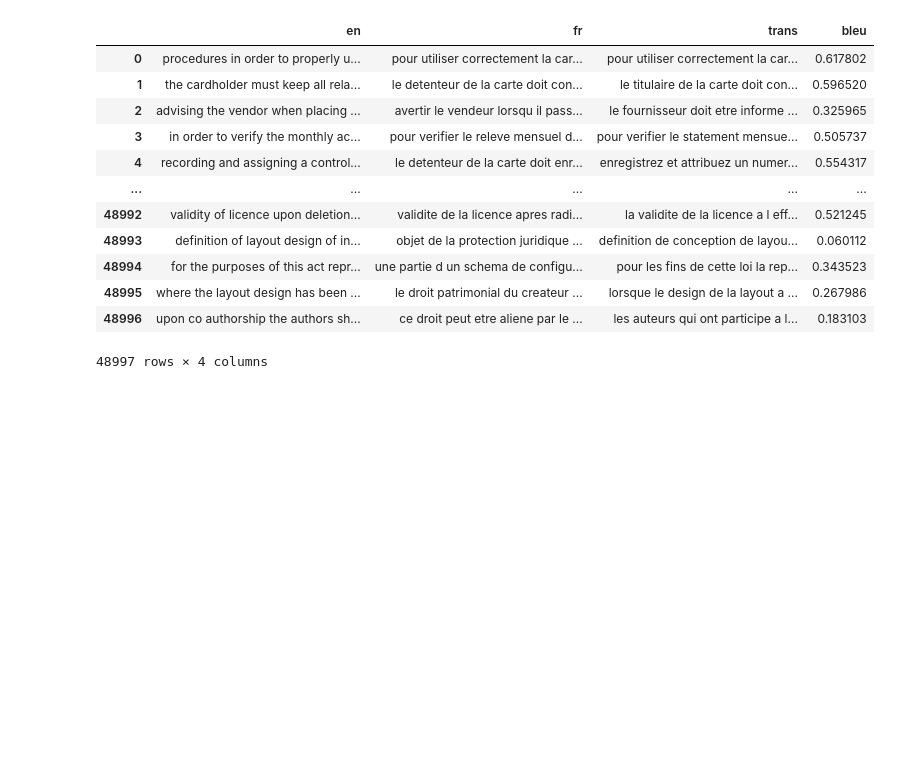
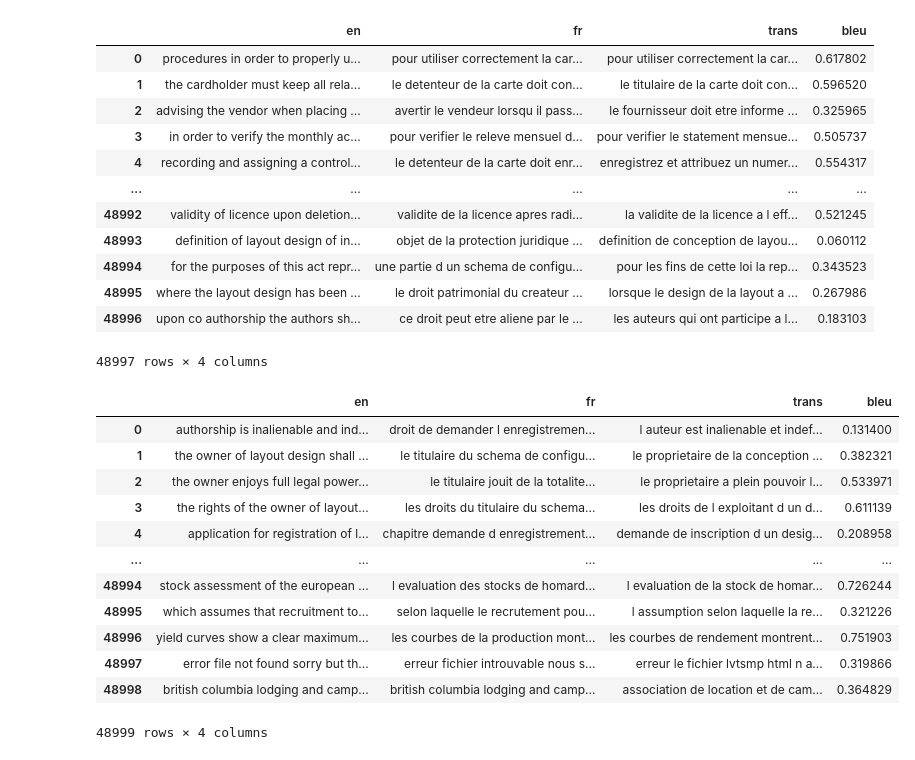
Before and after one commit to mli43/CMU-10701-F23-Project, a Jupyter notebook: submit_phase2_llama2_api.ipynb, the cells around one changed output. Saved outputs shown, nothing was run; the diff lists cells and outputs as text; code cells hidden in the pictures; blank space fills up the shorter version.

```diff
--- a/submit_phase2_llama2_api_TODO.ipynb
+++ b/submit_phase2_llama2_api.ipynb
@@ -344,4 +344,22 @@ df_ytx
 | 48995 | where the layout design has been ... | le droit patrimonial du createur ... | lorsque le design de la layout a ... | 0.267986 |
 | 48996 | upon co authorship the authors sh... | ce droit peut etre aliene par le ... | les auteurs qui ont participe a l... | 0.183103 |
 48997 rows × 4 columns
+# %%
+df_btk = pd.read_csv('./data/btk_llama2_translated.csv', index_col=False)
+df_btk = df_btk[['en', 'fr', 'trans', 'bleu']]
+df_btk
+# %% [output]
+|  | en | fr | trans | bleu |
+| 0 | authorship is inalienable and ind... | droit de demander l enregistremen... | l auteur est inalienable et indef... | 0.131400 |
+| 1 | the owner of layout design shall ... | le titulaire du schema de configu... | le proprietaire de la conception ... | 0.382321 |
+| 2 | the owner enjoys full legal power... | le titulaire jouit de la totalite... | le proprietaire a plein pouvoir l... | 0.533971 |
+| 3 | the rights of the owner of layout... | les droits du titulaire du schema... | les droits de l exploitant d un d... | 0.611139 |
+| 4 | application for registration of l... | chapitre demande d enregistrement... | demande de inscription d un desig... | 0.208958 |
+| ... | ... | ... | ... | ... |
+| 48994 | stock assessment of the european ... | l evaluation des stocks de homard... | l evaluation de la stock de homar... | 0.726244 |
+| 48995 | which assumes that recruitment to... | selon laquelle le recrutement pou... | l assumption selon laquelle la re... | 0.321226 |
+| 48996 | yield curves show a clear maximum... | les courbes de la production mont... | les courbes de rendement montrent... | 0.751903 |
+| 48997 | error file not found sorry but th... | erreur fichier introuvable nous s... | erreur le fichier lvtsmp html n a... | 0.319866 |
+| 48998 | british columbia lodging and camp... | british columbia lodging and camp... | association de location et de cam... | 0.364829 |
+48999 rows × 4 columns
 # %%
```
Also changed, not shown: parts of 3 cells of this notebook, 3 other files.
